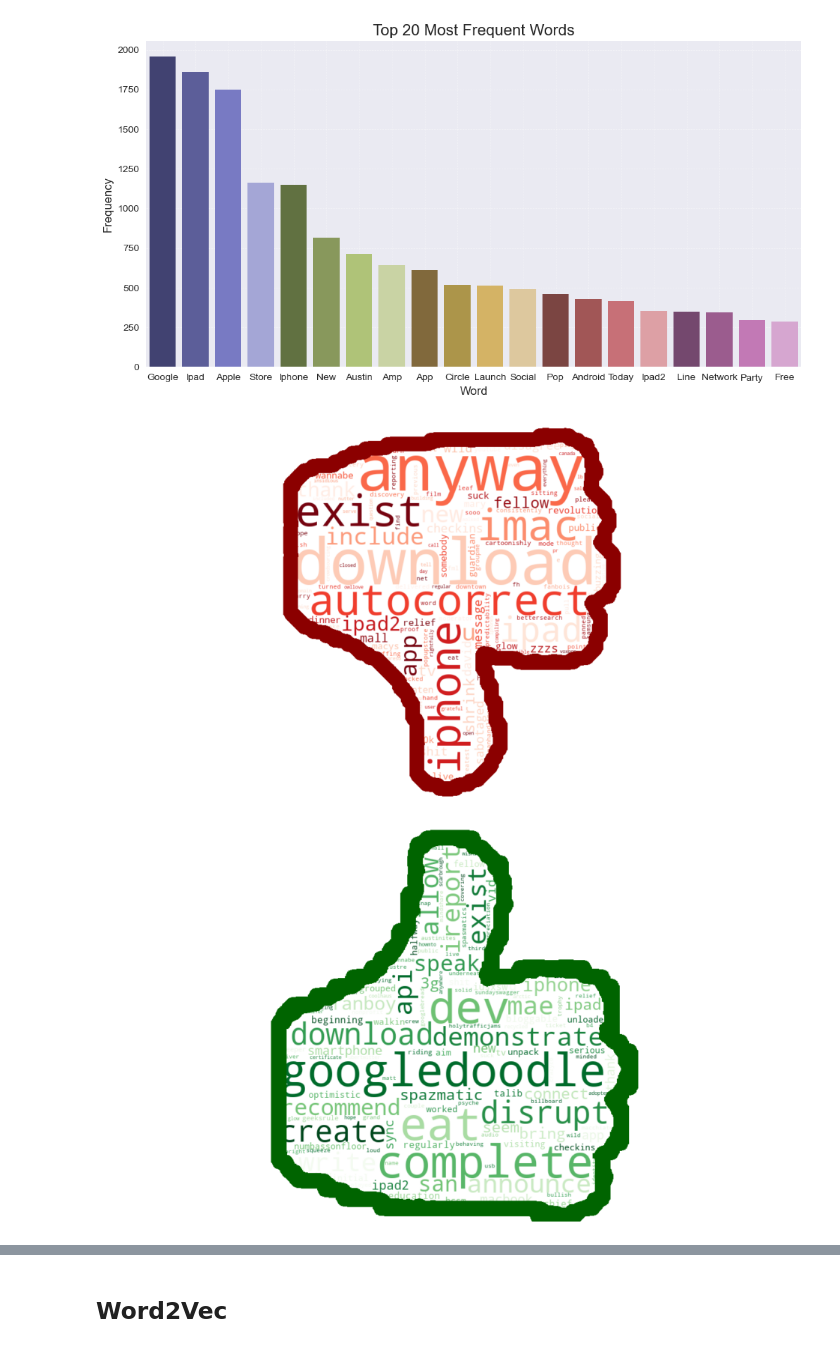
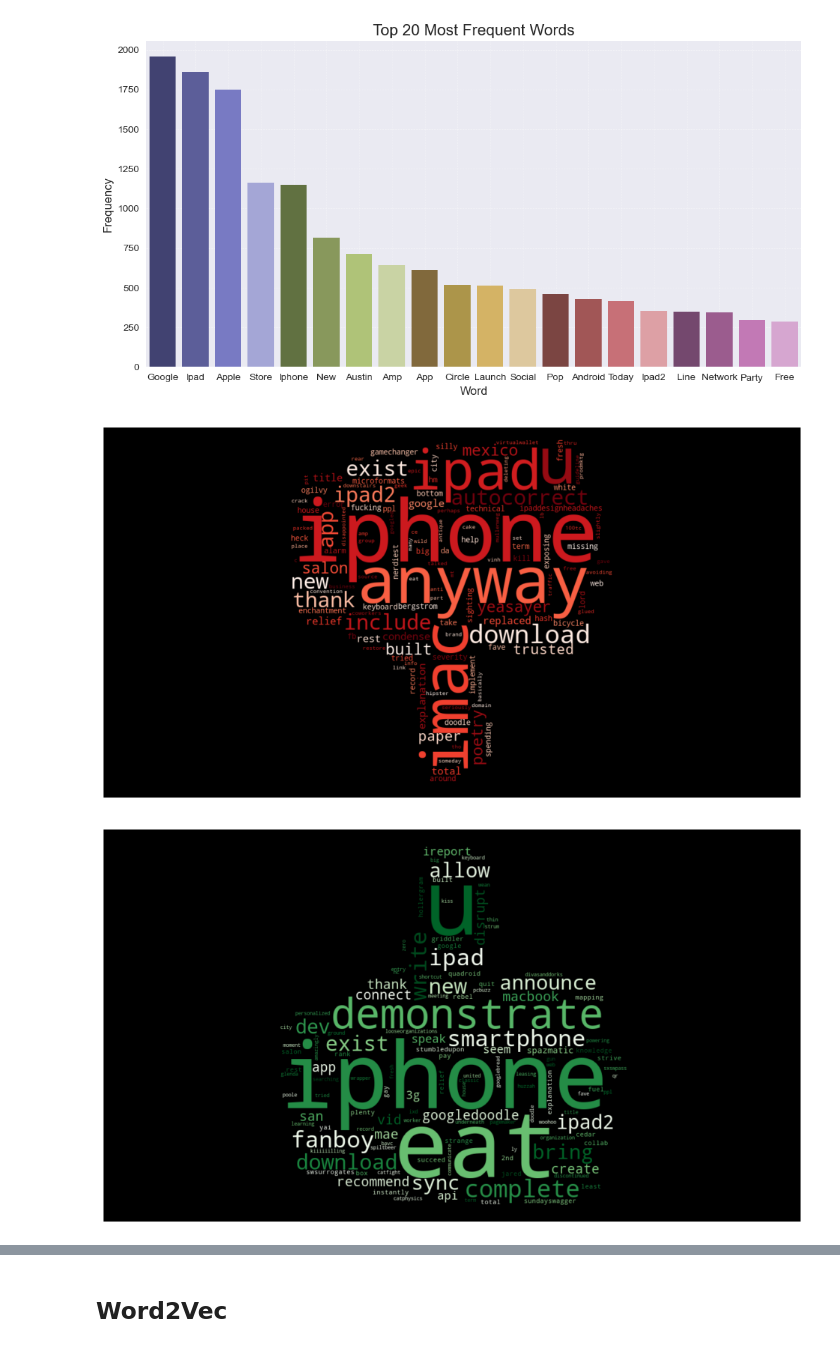
Before and after one commit to czarina-ds/Twitter-Sentiment-Analysis, a Jupyter notebook: sxsw-sentiment-analysis.ipynb, the cells around one changed output, grey strips where cells are left out. Drawn from its saved outputs; the diff is of its cells as text; code cells hidden in the pictures.

```diff
--- a/sxsw-sentiment-analysis.ipynb
+++ b/sxsw-sentiment-analysis.ipynb
@@ -311,13 +327,15 @@ def create_wordcloud(str_sentiment, filename, color, bg_color='black', contour_c
     plt.axis('off')
     plt.show()
 # %%
-create_wordcloud(str_negative, 'negative.jpeg', 'Reds_r', 'white', 'darkred', 50)
+#create_wordcloud(str_negative, 'negative.jpeg', 'Reds_r', 'white', 'darkred', 50)
+create_wordcloud(str_negative, 'negative.jpeg', 'Reds_r', 'black')
 # %% [output]
-[figure, old version]
+[figure, new version]
 # %%
-create_wordcloud(str_positive, 'positive.jpeg', 'Greens_r', 'white', 'darkgreen', 50)
+#create_wordcloud(str_positive, 'positive.jpeg', 'Greens_r', 'white', 'darkgreen', 50)
+create_wordcloud(str_positive, 'positive.jpeg', 'Greens_r', 'black')
 # %% [output]
-[figure, old version]
+[figure, new version]
 # %%
 brand_dict = {}
 for brand in ['apple', 'google']:
```
Also changed, not shown: parts of 44 cells of this notebook.
